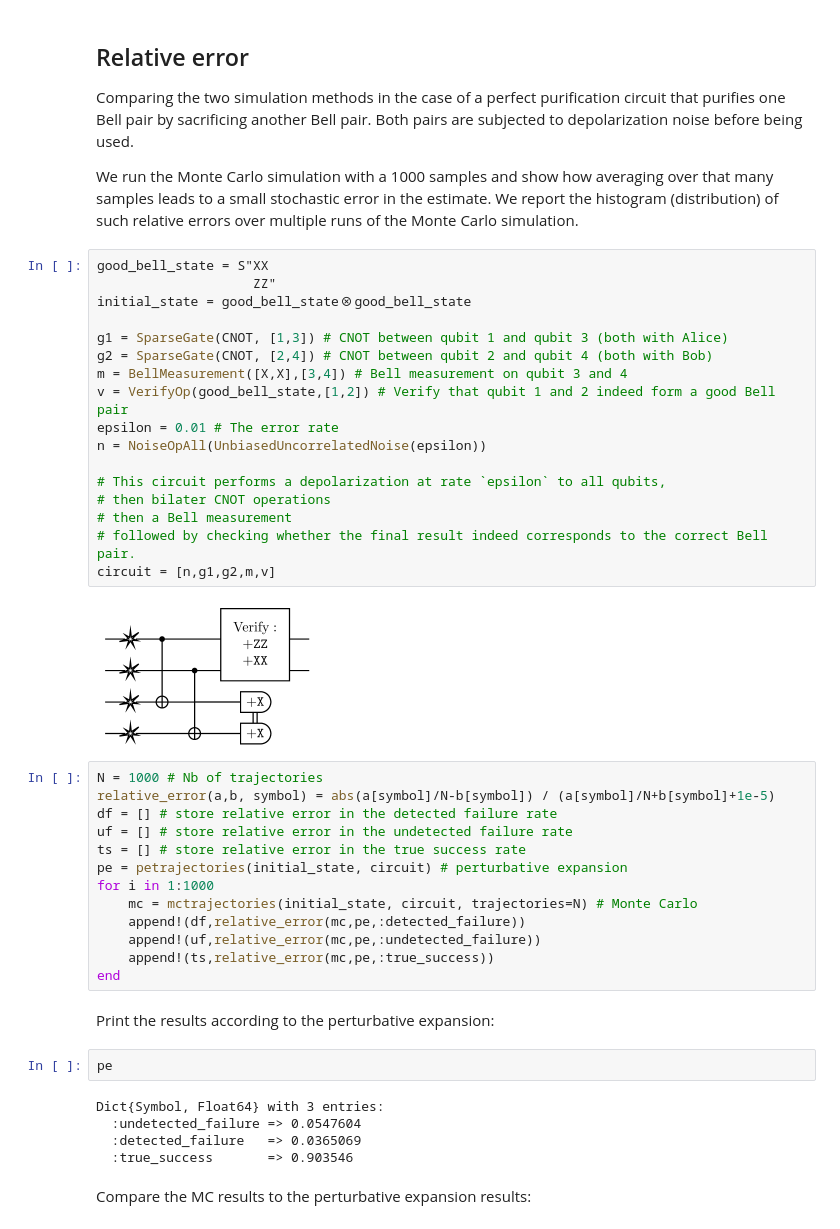
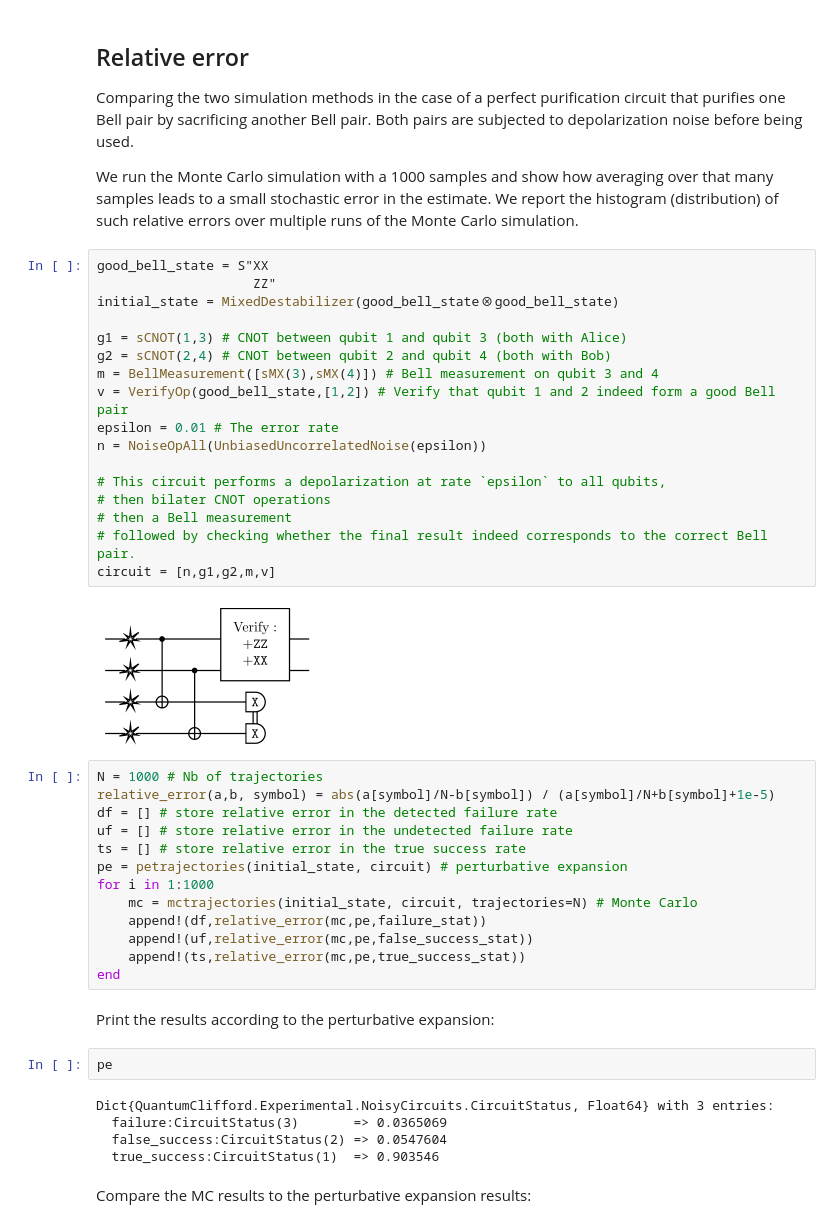
Before and after one commit to QuantumSavory/QuantumClifford.jl, a Jupyter notebook: docs/src/notebooks/Perturbative_Expansions_vs_Monte_Carlo_Simulations.ipynb, the cells around one changed output. Cells and saved outputs as stored; diff of their text form.

Commit message:
Continuing fixes related to NoisyCircuits transistion
Signed-off-by: Stefan Krastanov <stefan@krastanov.org>

```diff
--- a/docs/src/notebooks/Perturbative_Expansions_vs_Monte_Carlo_Simulations.ipynb
+++ b/docs/src/notebooks/Perturbative_Expansions_vs_Monte_Carlo_Simulations.ipynb
@@ -20,22 +21,22 @@ We run the Monte Carlo simulation with a 1000 samples and show how averaging ove
 # %%
 good_bell_state = S"XX
                     ZZ"
-initial_state = good_bell_state⊗good_bell_state
+initial_state = MixedDestabilizer(good_bell_state⊗good_bell_state)
 
-g1 = SparseGate(CNOT, [1,3]) # CNOT between qubit 1 and qubit 3 (both with Alice)
-g2 = SparseGate(CNOT, [2,4]) # CNOT between qubit 2 and qubit 4 (both with Bob)
-m = BellMeasurement([X,X],[3,4]) # Bell measurement on qubit 3 and 4
+g1 = sCNOT(1,3) # CNOT between qubit 1 and qubit 3 (both with Alice)
+g2 = sCNOT(2,4) # CNOT between qubit 2 and qubit 4 (both with Bob)
+m = BellMeasurement([sMX(3),sMX(4)]) # Bell measurement on qubit 3 and 4
 v = VerifyOp(good_bell_state,[1,2]) # Verify that qubit 1 and 2 indeed form a good Bell pair
 epsilon = 0.01 # The error rate
 n = NoiseOpAll(UnbiasedUncorrelatedNoise(epsilon))
 
 # This circuit performs a depolarization at rate `epsilon` to all qubits,
 # then bilater CNOT operations
 # then a Bell measurement
 # followed by checking whether the final result indeed corresponds to the correct Bell pair.
 circuit = [n,g1,g2,m,v]
 # %% [output]
-[figure, old version]
+[figure, new version]
 # %%
 N = 1000 # Nb of trajectories
 relative_error(a,b, symbol) = abs(a[symbol]/N-b[symbol]) / (a[symbol]/N+b[symbol]+1e-5)
@@ -45,19 +46,19 @@ ts = [] # store relative error in the true success rate
 pe = petrajectories(initial_state, circuit) # perturbative expansion
 for i in 1:1000
     mc = mctrajectories(initial_state, circuit, trajectories=N) # Monte Carlo
-    append!(df,relative_error(mc,pe,:detected_failure))
-    append!(uf,relative_error(mc,pe,:undetected_failure))
-    append!(ts,relative_error(mc,pe,:true_success))
+    append!(df,relative_error(mc,pe,failure_stat))
+    append!(uf,relative_error(mc,pe,false_success_stat))
+    append!(ts,relative_error(mc,pe,true_success_stat))
 end
 # %% [markdown]
 Print the results according to the perturbative expansion:
 # %%
 pe
 # %% [output]
-Dict{Symbol, Float64} with 3 entries:
-  :undetected_failure => 0.0547604
-  :detected_failure   => 0.0365069
-  :true_success       => 0.903546
+Dict{QuantumClifford.Experimental.NoisyCircuits.CircuitStatus, Float64} with 3 entries:
+  failure:CircuitStatus(3)       => 0.0365069
+  false_success:CircuitStatus(2) => 0.0547604
+  true_success:CircuitStatus(1)  => 0.903546
 # %% [markdown]
 Compare the MC results to the perturbative expansion results:
 # %%
```
Also changed, not shown: parts of 6 cells of this notebook, 2 other files.
